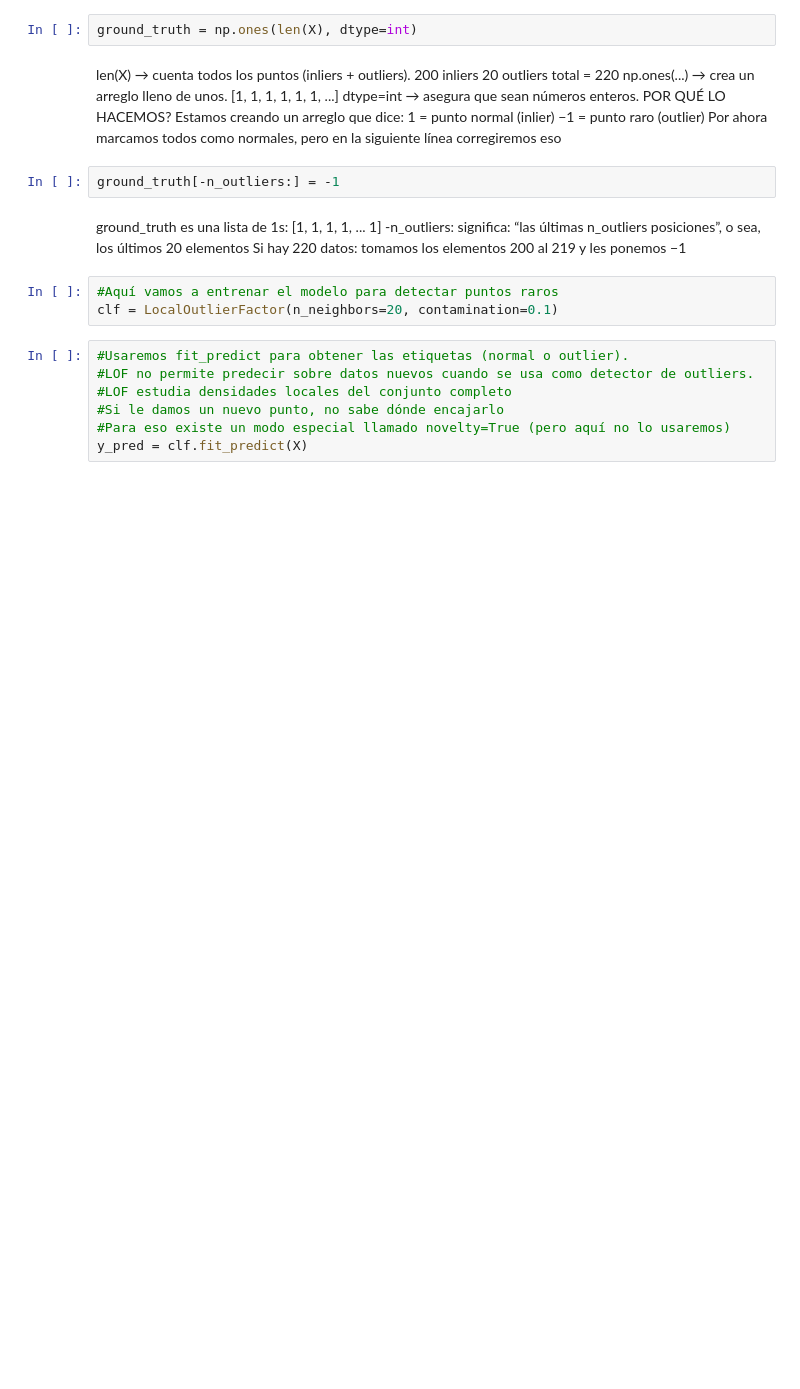
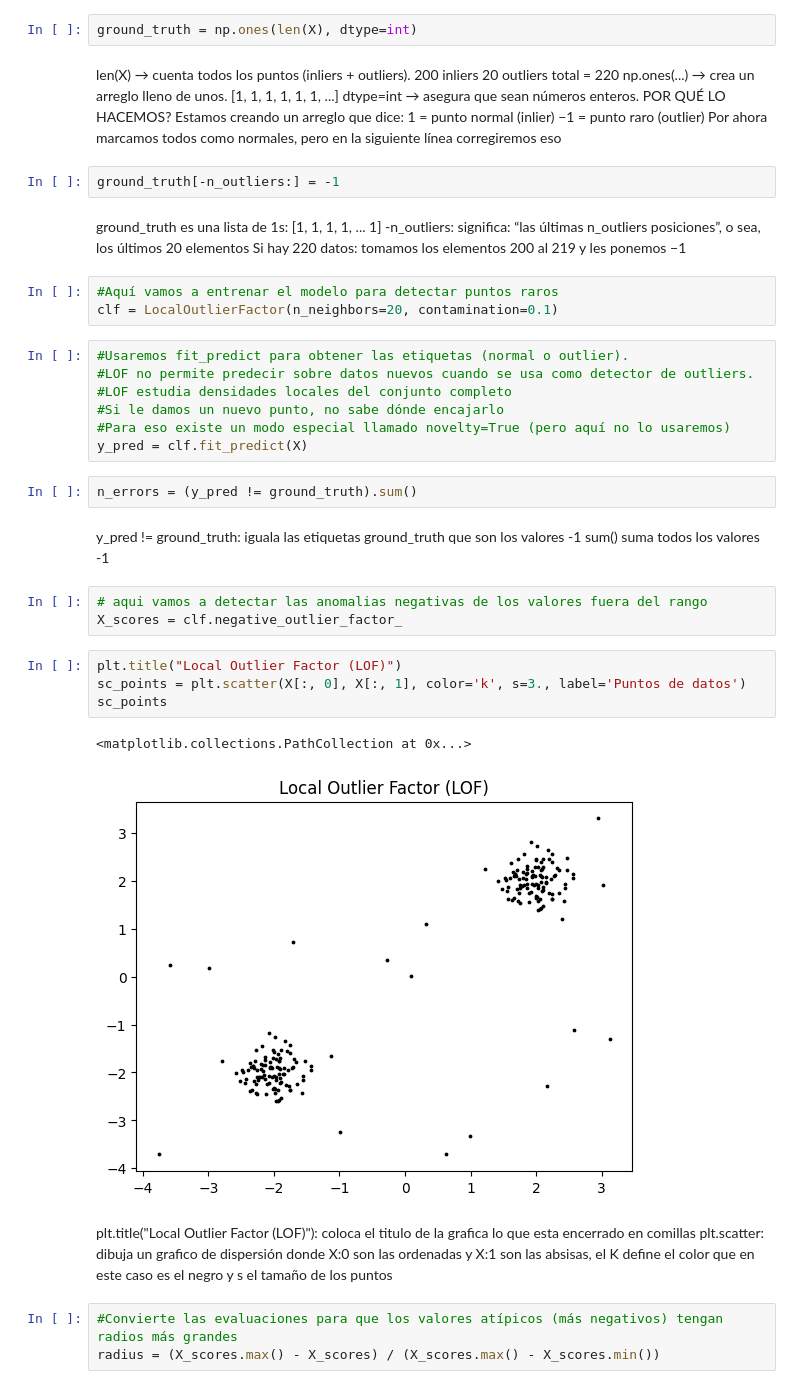
Before and after one commit to jpsilverio1213/evaluaci-n-formativa-2, a Jupyter notebook: Ourliers.ipynb, the cells around one changed output. Cells and saved outputs as stored; diff of their text form; blank space fills up the shorter version.

```diff
--- a/Ourliers.ipynb
+++ b/Ourliers.ipynb
@@ -131,3 +131,24 @@ clf = LocalOutlierFactor(n_neighbors=20, contamination=0.1)
 #Si le damos un nuevo punto, no sabe dónde encajarlo
 #Para eso existe un modo especial llamado novelty=True (pero aquí no lo usaremos)
 y_pred = clf.fit_predict(X)
+# %%
+n_errors = (y_pred != ground_truth).sum()
+# %% [markdown]
+y_pred != ground_truth: iguala las etiquetas ground_truth que son los valores -1
+sum() suma todos los valores -1
+# %%
+# aqui vamos a detectar las anomalias negativas de los valores fuera del rango
+X_scores = clf.negative_outlier_factor_
+# %%
+plt.title("Local Outlier Factor (LOF)")
+sc_points = plt.scatter(X[:, 0], X[:, 1], color='k', s=3., label='Puntos de datos')
+sc_points
+# %% [output]
+<matplotlib.collections.PathCollection at 0x...>
+[figure, added]
+# %% [markdown]
+plt.title("Local Outlier Factor (LOF)"): coloca el titulo de la grafica lo que esta encerrado en comillas
+plt.scatter: dibuja un grafico de dispersión donde X:0 son las ordenadas y X:1 son las absisas, el K define el color que en este caso es el negro y s el tamaño de los puntos
+# %%
+#Convierte las evaluaciones para que los valores atípicos (más negativos) tengan radios más grandes
+radius = (X_scores.max() - X_scores) / (X_scores.max() - X_scores.min())
```
Also changed, not shown: parts of 5 cells of this notebook.
